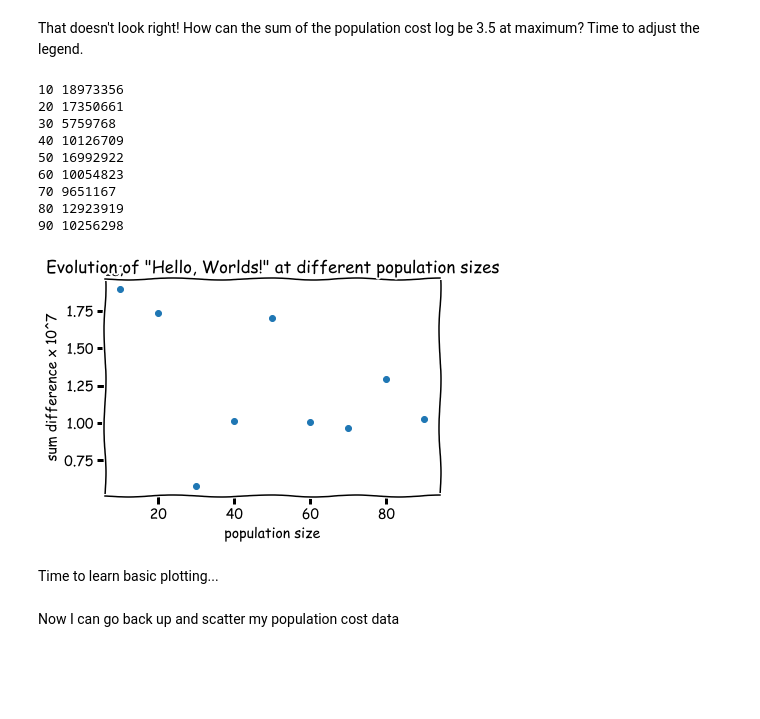
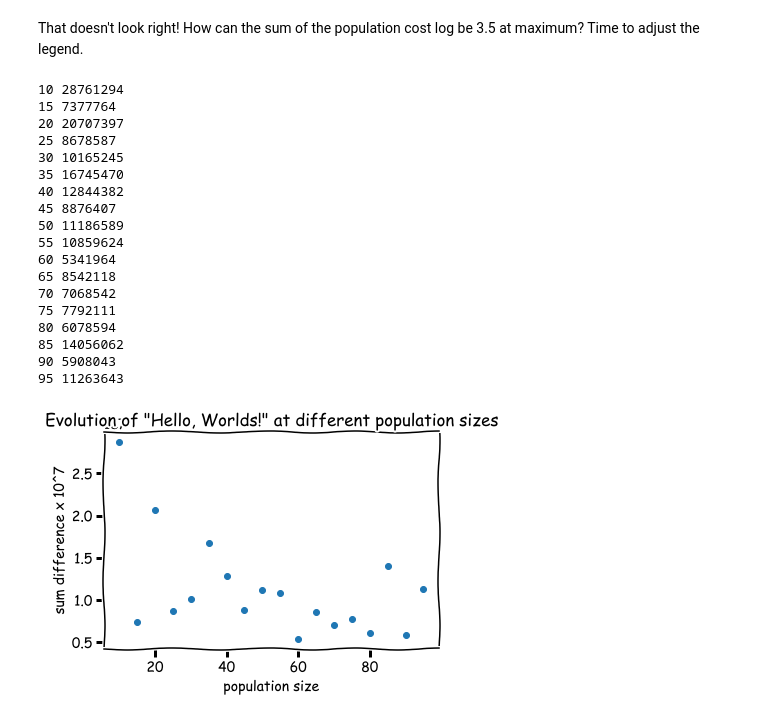
Before and after one commit to thwee-alchemist/genetic_programming, a Jupyter notebook: 2017-11-10.ipynb, the cells around one changed output. Drawn from its saved outputs; the diff is of its cells as text; code cells hidden in the pictures; blank space fills up the shorter version.

```diff
--- a/2017-11-10.ipynb
+++ b/2017-11-10.ipynb
@@ -172,29 +172,36 @@ That doesn't look right! How can the sum of the population cost log be 3.5 at ma
 # %%
 plt.ion()
 plt.xkcd()
 plt.title('Evolution of "Hello, Worlds!" at different population sizes')
 plt.xlabel('population size')
 plt.ylabel('sum difference x 10^7')
 
 def genotype(population_size=100):
     population = Population("Hello, Worlds!", size=population_size, log_costs=True)
     population.genotype(mutation_rate=0.1)
     s = sum(population.cost_log)
     print(population_size, s)
     return s
 
-plt.scatter(range(10, 100, 10), [genotype(pop_size) for pop_size in range(10, 100, 10)])
+plt.scatter(range(10, 100, 5), [genotype(pop_size) for pop_size in range(10, 100, 5)])
 plt.show()
 # %% [output]
-10 18973356
-20 17350661
-30 5759768
-40 10126709
-50 16992922
-60 10054823
-70 9651167
-80 12923919
-90 10256298
+10 28761294
+15 7377764
+20 20707397
+25 8678587
+30 10165245
+35 16745470
+40 12844382
+45 8876407
+50 11186589
+55 10859624
+60 5341964
+65 8542118
+70 7068542
+75 7792111
+80 6078594
+85 14056062
+90 5908043
+95 11263643
-[figure, old version]
+[figure, new version]
-# %% [markdown]
-Time to learn basic plotting...
@@ -207,2 +207,0 @@ plt.show()
-# %% [markdown]
-Now I can go back up and scatter my population cost data
```
Also changed, not shown: parts of 1 cell of this notebook.
